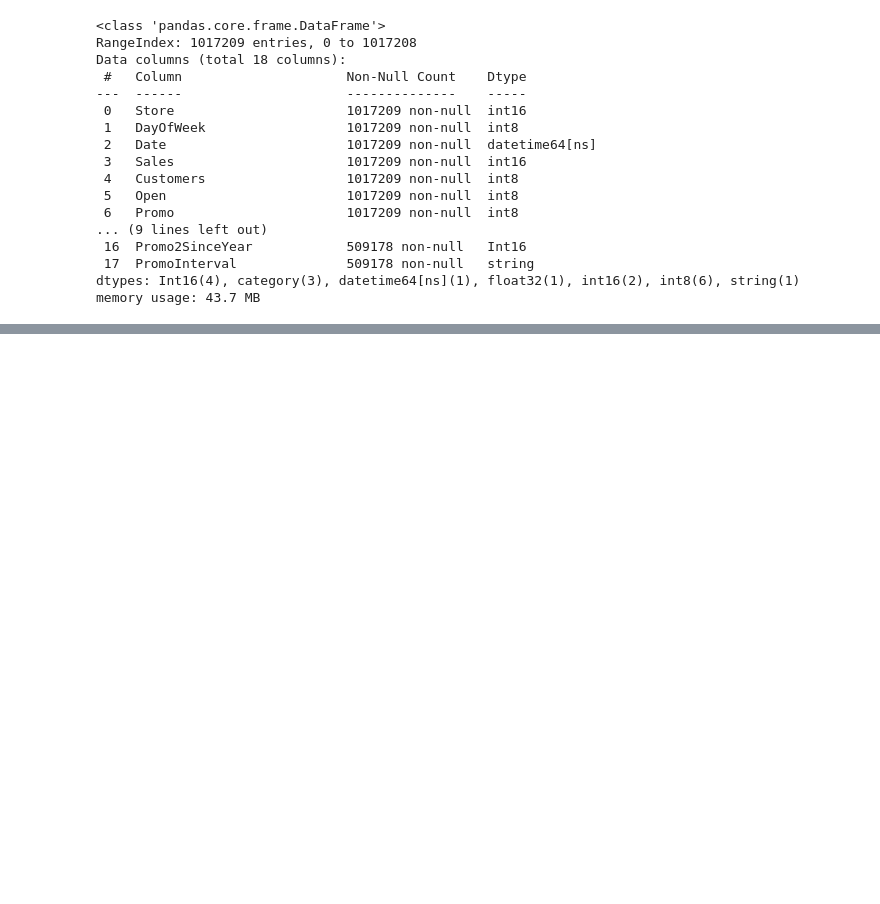
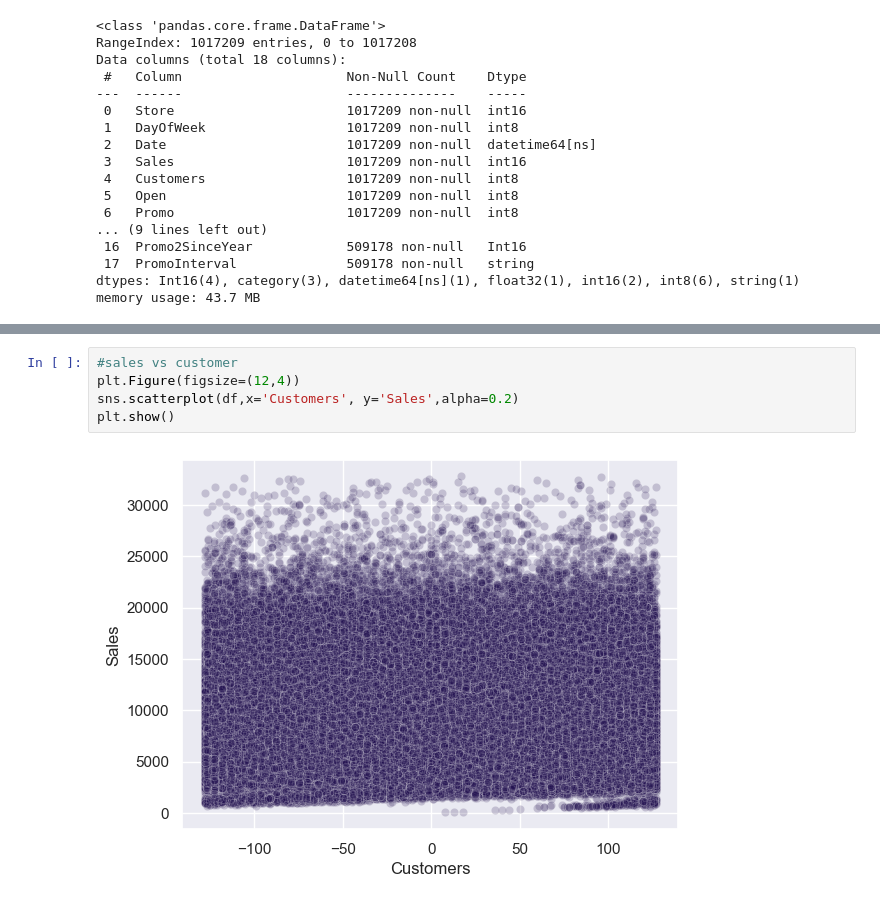
Before and after one commit to Anshu-parmar015/Rossmann-Store-Sales-Data-Analysis, a Jupyter notebook: sales_data.ipynb, the cells around one changed output, grey strips where cells are left out. Cells and saved outputs as stored; diff of their text form; blank space fills up the shorter version.

```diff
--- a/sales_data.ipynb
+++ b/sales_data.ipynb
@@ -292,0 +420,7 @@ df
+# %%
+#sales vs customer
+plt.Figure(figsize=(12,4))
+sns.scatterplot(df,x='Customers', y='Sales',alpha=0.2)
+plt.show()
+# %% [output]
+[figure, added]
```
Also changed, not shown: parts of 15 cells of this notebook.
